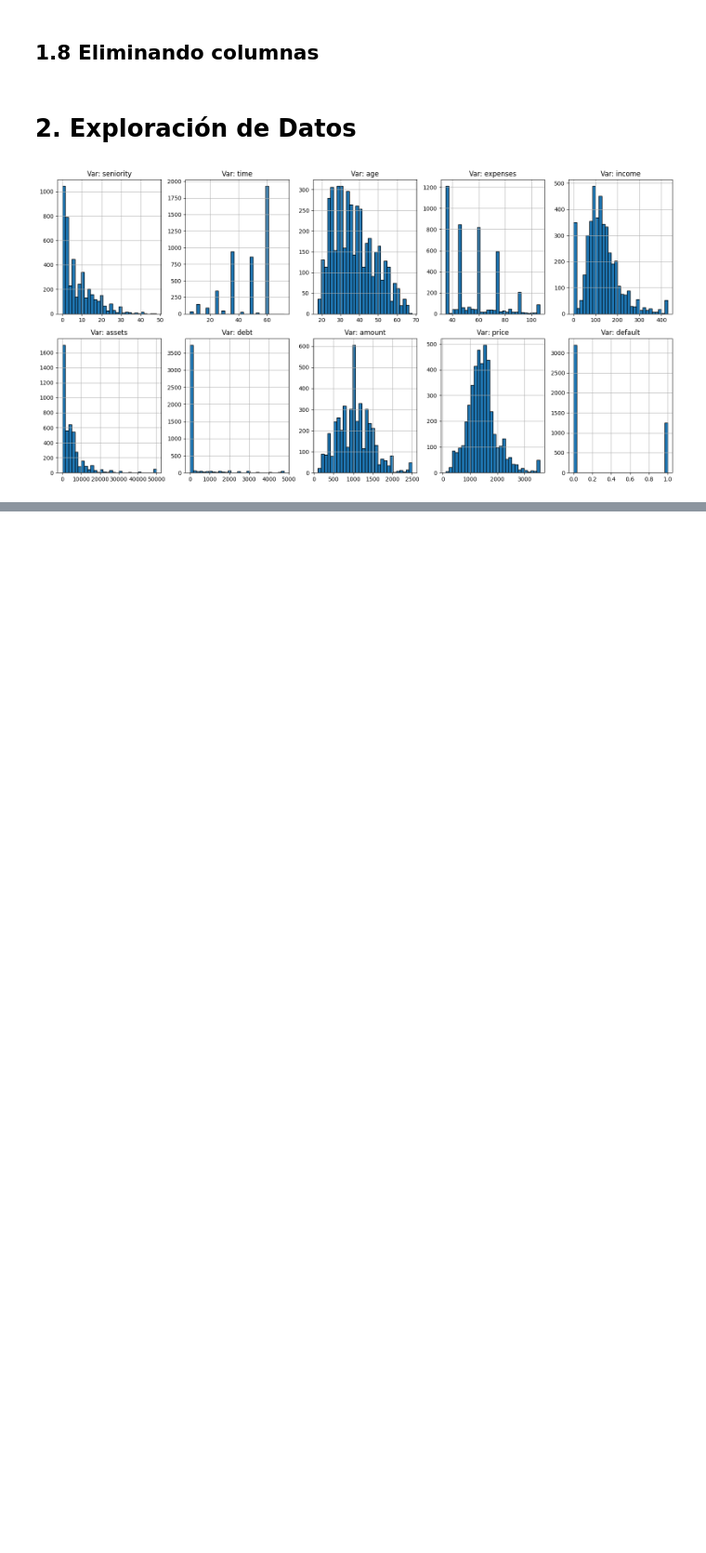
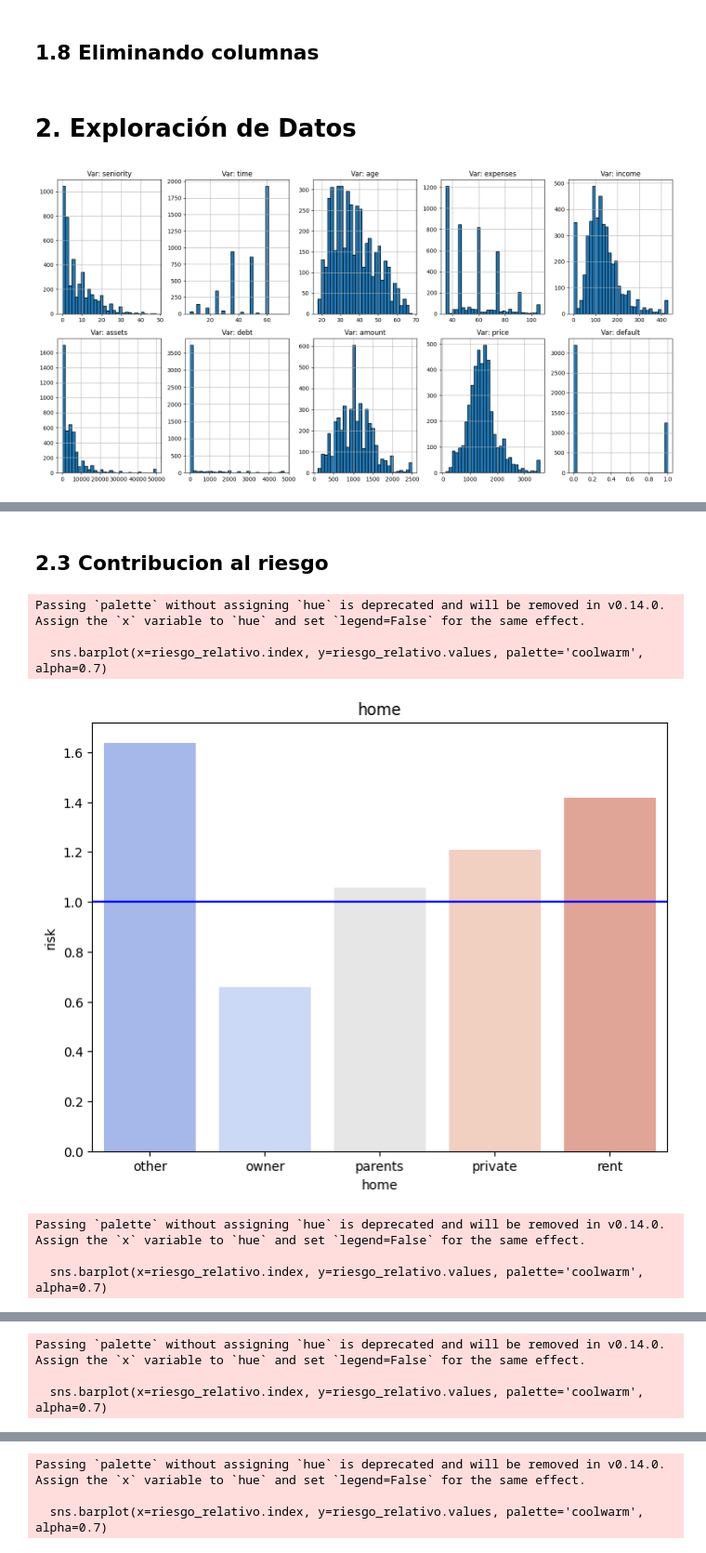
Before and after one commit to DsRaul/Creding_Scoring, a Jupyter notebook: Credit_Scoring_Prediction_RS.ipynb, the cells around one changed output, grey strips where cells are left out. Shown at 93% size. Drawn from its saved outputs; the diff is of its cells as text; code cells hidden in the pictures; blank space fills up the shorter version.

```diff
--- a/Credit_Scoring_Prediction_RS.ipynb
+++ b/Credit_Scoring_Prediction_RS.ipynb
@@ -528,0 +586,30 @@ plt.show()
+# %% [markdown]
+## 2.3 Contribucion al riesgo
+# %%
+# Función para calcular el riesgo relativo
+def calcular_riesgo(data_treatment, variable, target='default'):
+    riesgo = data_treatment.groupby(variable)[target].mean() / data_treatment[target].mean()
+    return riesgo
+
+# Variables categóricas a analizar
+categorical_vars = ['home', 'marital', 'records', 'job']
+
+# Generar gráficos de riesgo relativo
+for var in categorical_vars:
+    riesgo_relativo = calcular_riesgo(data_treatment, var)
+
+    plt.figure(figsize=(8, 6))
+    sns.barplot(x=riesgo_relativo.index, y=riesgo_relativo.values, palette='coolwarm', alpha=0.7)
+    plt.axhline(1, color='blue')  # Línea de referencia en 1 (riesgo promedio)
+    plt.title(var)
+    plt.xlabel(var)
+    plt.ylabel('risk')
+    plt.show()
+# %% [output]
+Passing `palette` without assigning `hue` is deprecated and will be removed in v0.14.0. Assign the `x` variable to `hue` and set `legend=False` for the same effect.
+
+  sns.barplot(x=riesgo_relativo.index, y=riesgo_relativo.values, palette='coolwarm', alpha=0.7)
+[figure, added]
+Passing `palette` without assigning `hue` is deprecated and will be removed in v0.14.0. Assign the `x` variable to `hue` and set `legend=False` for the same effect.
+
+  sns.barplot(x=riesgo_relativo.index, y=riesgo_relativo.values, palette='coolwarm', alpha=0.7)
@@ -528,0 +617,3 @@ plt.show()
+Passing `palette` without assigning `hue` is deprecated and will be removed in v0.14.0. Assign the `x` variable to `hue` and set `legend=False` for the same effect.
+
+  sns.barplot(x=riesgo_relativo.index, y=riesgo_relativo.values, palette='coolwarm', alpha=0.7)
@@ -528,0 +621,3 @@ plt.show()
+Passing `palette` without assigning `hue` is deprecated and will be removed in v0.14.0. Assign the `x` variable to `hue` and set `legend=False` for the same effect.
+
+  sns.barplot(x=riesgo_relativo.index, y=riesgo_relativo.values, palette='coolwarm', alpha=0.7)
```
Also changed, not shown: parts of 55 cells of this notebook.
